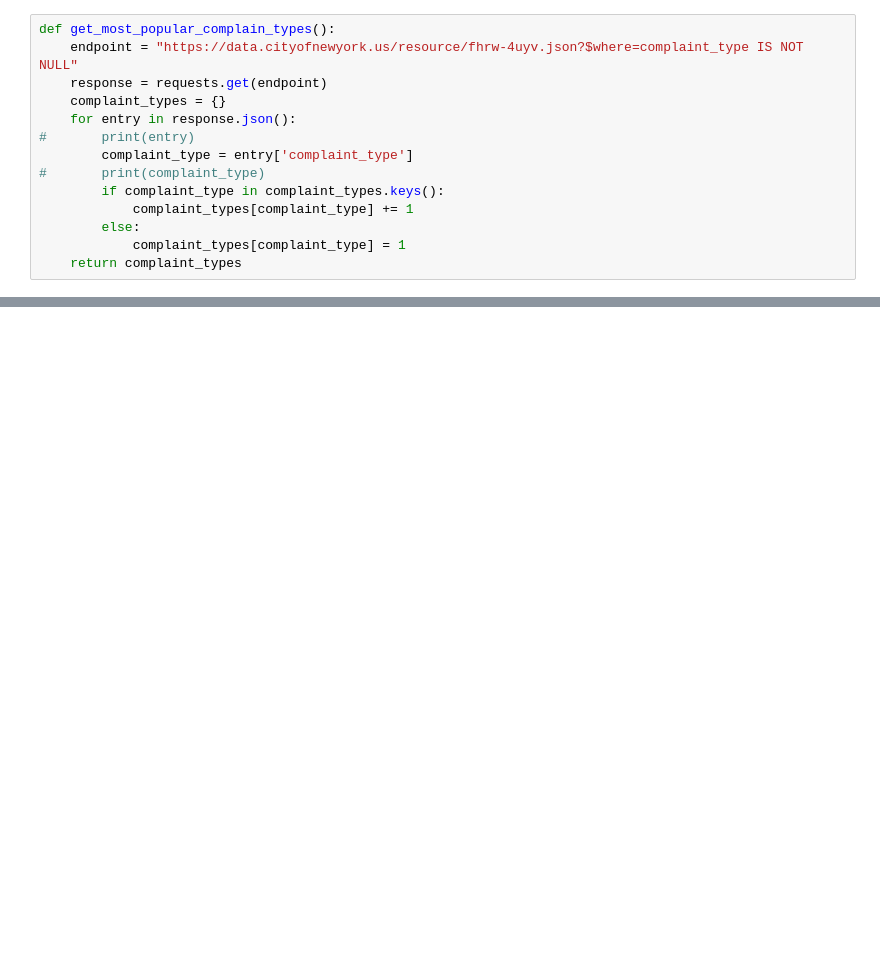
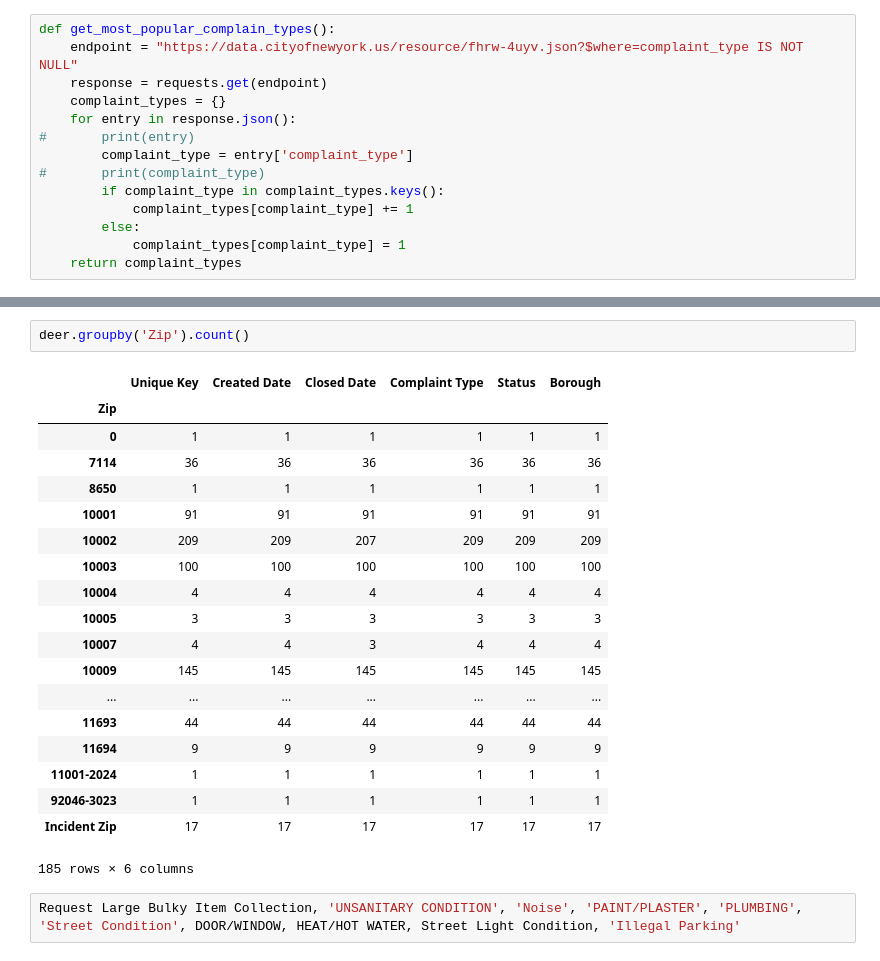
Before and after one commit to JoshDeiner/DBRS-Technical-Project-Josh-Deiner, a Jupyter notebook: running_coding/Population.ipynb, the cells around one changed output, grey strips where cells are left out. Cells and saved outputs as stored; diff of their text form; blank space fills up the shorter version.

```diff
--- a/running_coding/Population.ipynb
+++ b/running_coding/Population.ipynb
@@ -432,0 +489,24 @@ second_complainers_dfs
+# %%
+deer.groupby('Zip').count()
+# %% [output]
+|  | Unique Key | Created Date | Closed Date | Complaint Type | Status | Borough |
+| Zip |  |  |  |  |  |  |
+| 0 | 1 | 1 | 1 | 1 | 1 | 1 |
+| 7114 | 36 | 36 | 36 | 36 | 36 | 36 |
+| 8650 | 1 | 1 | 1 | 1 | 1 | 1 |
+| 10001 | 91 | 91 | 91 | 91 | 91 | 91 |
+| 10002 | 209 | 209 | 207 | 209 | 209 | 209 |
+| 10003 | 100 | 100 | 100 | 100 | 100 | 100 |
+| 10004 | 4 | 4 | 4 | 4 | 4 | 4 |
+| 10005 | 3 | 3 | 3 | 3 | 3 | 3 |
+| 10007 | 4 | 4 | 3 | 4 | 4 | 4 |
+| 10009 | 145 | 145 | 145 | 145 | 145 | 145 |
+| ... | ... | ... | ... | ... | ... | ... |
+| 11693 | 44 | 44 | 44 | 44 | 44 | 44 |
+| 11694 | 9 | 9 | 9 | 9 | 9 | 9 |
+| 11001-2024 | 1 | 1 | 1 | 1 | 1 | 1 |
+| 92046-3023 | 1 | 1 | 1 | 1 | 1 | 1 |
+| Incident Zip | 17 | 17 | 17 | 17 | 17 | 17 |
+185 rows × 6 columns
+# %%
+Request Large Bulky Item Collection, 'UNSANITARY CONDITION', 'Noise', 'PAINT/PLASTER', 'PLUMBING', 'Street Condition', DOOR/WINDOW, HEAT/HOT WATER, Street Light Condition, 'Illegal Parking'
```
Also changed, not shown: parts of 25 cells of this notebook, 1 other file.
